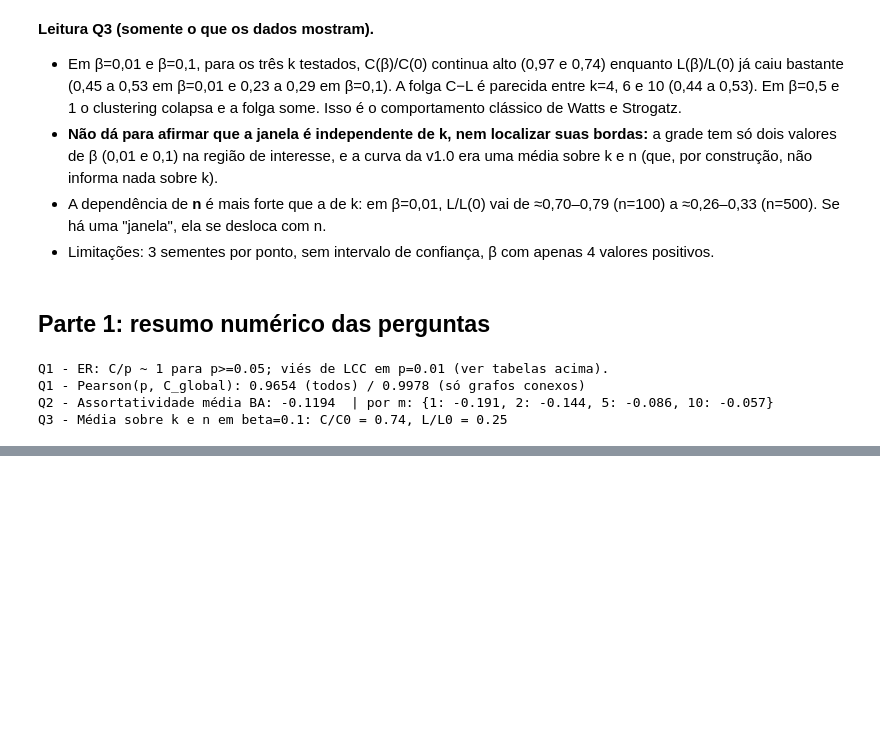
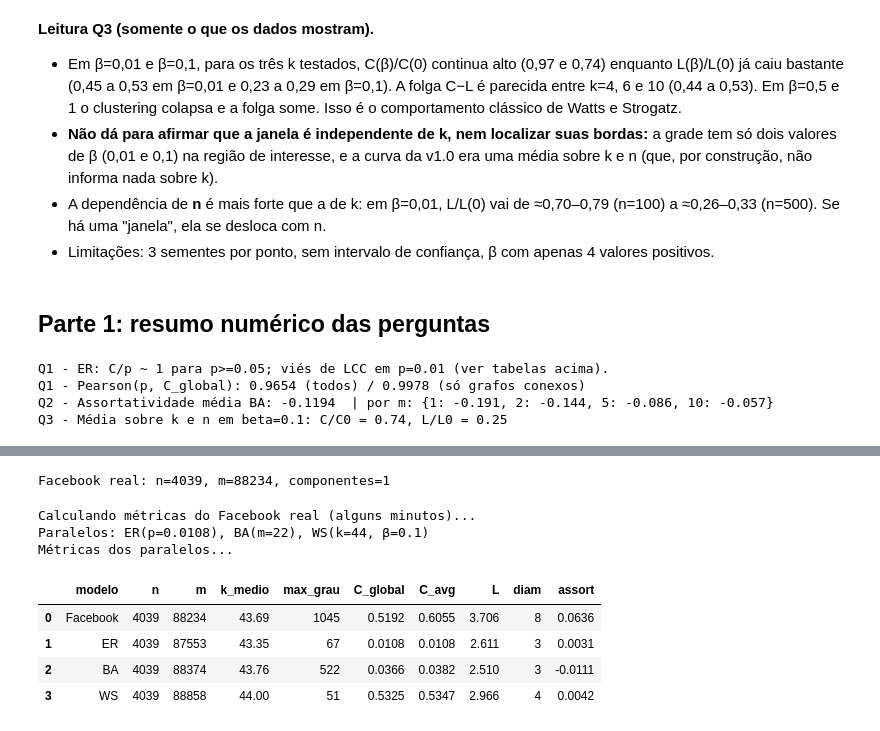
Before and after one commit to arthur-cmarques/grafos-redes-sociais, a Jupyter notebook: notebooks/grafos_redes_sociais.ipynb, the cells around one changed output, grey strips where cells are left out. Cells and saved outputs as stored; diff of their text form; code cells hidden in the pictures; blank space fills up the shorter version.

```diff
--- a/notebooks/grafos_redes_sociais.ipynb
+++ b/notebooks/grafos_redes_sociais.ipynb
@@ -367,0 +375,79 @@ Q3 - Média sobre k e n em beta=0.1: C/C0 = 0.74, L/L0 = 0.25
+# %%
+URL = "https://snap.stanford.edu/data/facebook_combined.txt.gz"
+FB_PATH = f"{DATA}/facebook_combined.txt.gz"
+if not os.path.exists(FB_PATH):
+    try:
+        urllib.request.urlretrieve(URL, FB_PATH)
+    except Exception as e:
+        raise RuntimeError(f"Falha ao baixar {URL}: {e}") from e
+with gzip.open(FB_PATH, "rt") as f:
+    G_real = nx.read_edgelist(f, nodetype=int)
+print(f"Facebook real: n={G_real.number_of_nodes()}, m={G_real.number_of_edges()}, "
+      f"componentes={nx.number_connected_components(G_real)}")
+assert (G_real.number_of_nodes(), G_real.number_of_edges()) == (4039, 88234)
+# %% [output]
+Facebook real: n=4039, m=88234, componentes=1
+# %%
+RNG = np.random.default_rng(42)   # amostragem de fontes (Parte 2); ordem das chamadas fixa => reprodutível
+
+def metrics_large(G, sample=500, bet_k=500):
+    if not nx.is_connected(G):
+        G = G.subgraph(max(nx.connected_components(G), key=len)).copy()
+    n, m = G.number_of_nodes(), G.number_of_edges()
+    deg = np.array([d for _, d in G.degree()])
+    sources = RNG.choice(list(G.nodes()), size=min(sample, n), replace=False)
+    lengths = []
+    for s in sources:
+        d_dict = nx.single_source_shortest_path_length(G, s)
+        lengths.extend(v for v in d_dict.values() if v > 0)
+    out = {
+        "n": n, "m": m,
+        "avg_degree": deg.mean(), "max_degree": int(deg.max()),
+        "clustering_global": nx.transitivity(G),
+        "clustering_avg": nx.average_clustering(G),
+        "assortativity": nx.degree_assortativity_coefficient(G),
+        "avg_shortest_path": float(np.mean(lengths)),
+        "diameter": int(max(lengths)),          # limite inferior (amostra de fontes)
+    }
+    out["betweenness"] = nx.betweenness_centrality(G, k=min(bet_k, n), seed=0)
+    out["degree_c"]    = nx.degree_centrality(G)
+    out["closeness"]   = nx.closeness_centrality(G)
+    out["pagerank"]    = nx.pagerank(G)
+    return out, G
+
+print("Calculando métricas do Facebook real (alguns minutos)...")
+real_m, G_real = metrics_large(G_real)
+
+# Paralelos sintéticos com mesmo n e grau médio (uma única semente, 42)
+n_r, k_r = real_m["n"], real_m["avg_degree"]
+p_eq = 2 * real_m["m"] / (n_r * (n_r - 1))
+m_BA = max(1, int(round(k_r / 2)))
+k_WS = int(round(k_r)); k_WS = k_WS + 1 if k_WS % 2 else k_WS
+print(f"Paralelos: ER(p={p_eq:.4f}), BA(m={m_BA}), WS(k={k_WS}, β=0.1)")
+G_er = nx.erdos_renyi_graph(n_r, p_eq, seed=42)
+G_ba = nx.barabasi_albert_graph(n_r, m_BA, seed=42)
+G_ws = nx.watts_strogatz_graph(n_r, k_WS, 0.1, seed=42)
+
+print("Métricas dos paralelos...")
+er_m, _ = metrics_large(G_er)
+ba_m, _ = metrics_large(G_ba)
+ws_m, _ = metrics_large(G_ws)
+
+def row(name, M):
+    return {"modelo": name, "n": M["n"], "m": M["m"],
+            "k_medio": round(M["avg_degree"], 2), "max_grau": M["max_degree"],
+            "C_global": round(M["clustering_global"], 4), "C_avg": round(M["clustering_avg"], 4),
+            "L": round(M["avg_shortest_path"], 3), "diam": M["diameter"],
+            "assort": round(M["assortativity"], 4)}
+comp = pd.DataFrame([row("Facebook", real_m), row("ER", er_m), row("BA", ba_m), row("WS", ws_m)])
+comp.to_csv(f"{RESULTS}/comparacao.csv", index=False)
+comp
+# %% [output]
+Calculando métricas do Facebook real (alguns minutos)...
+Paralelos: ER(p=0.0108), BA(m=22), WS(k=44, β=0.1)
+Métricas dos paralelos...
+|  | modelo | n | m | k_medio | max_grau | C_global | C_avg | L | diam | assort |
+| 0 | Facebook | 4039 | 88234 | 43.69 | 1045 | 0.5192 | 0.6055 | 3.706 | 8 | 0.0636 |
+| 1 | ER | 4039 | 87553 | 43.35 | 67 | 0.0108 | 0.0108 | 2.611 | 3 | 0.0031 |
+| 2 | BA | 4039 | 88374 | 43.76 | 522 | 0.0366 | 0.0382 | 2.510 | 3 | -0.0111 |
+| 3 | WS | 4039 | 88858 | 44.00 | 51 | 0.5325 | 0.5347 | 2.966 | 4 | 0.0042 |
```
Also changed, not shown: parts of 15 cells of this notebook.
